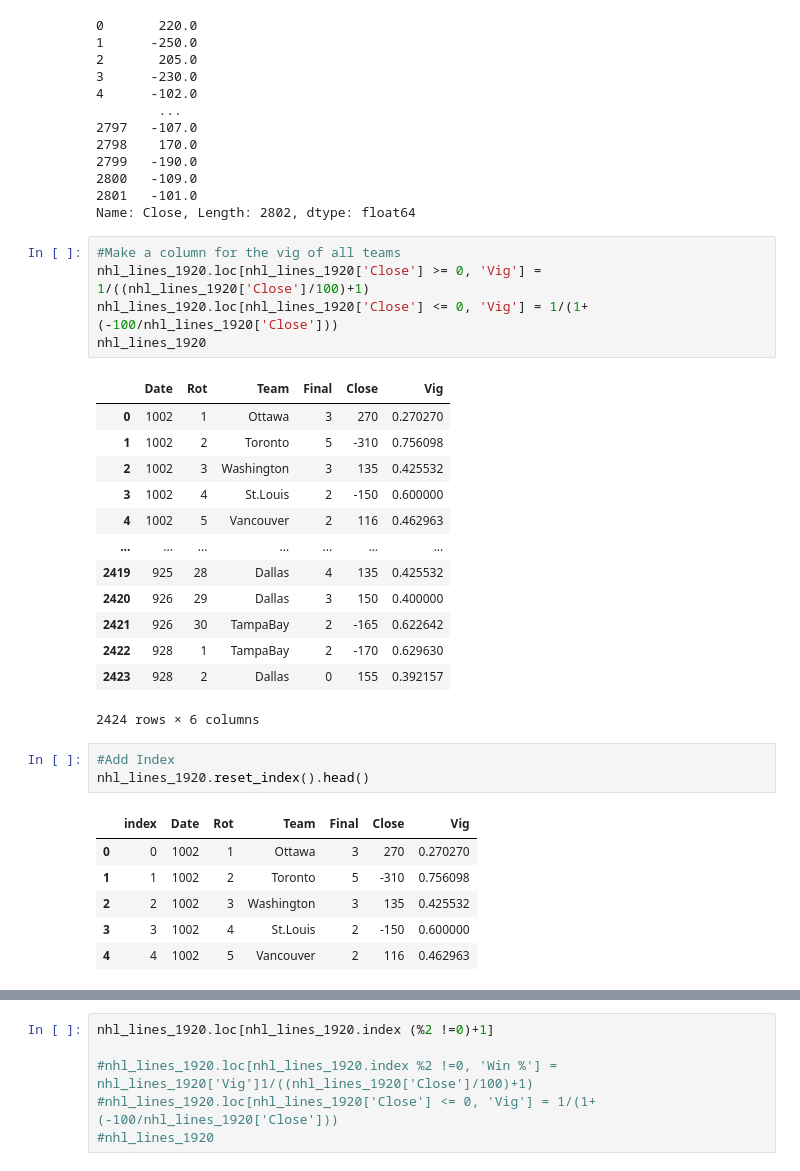
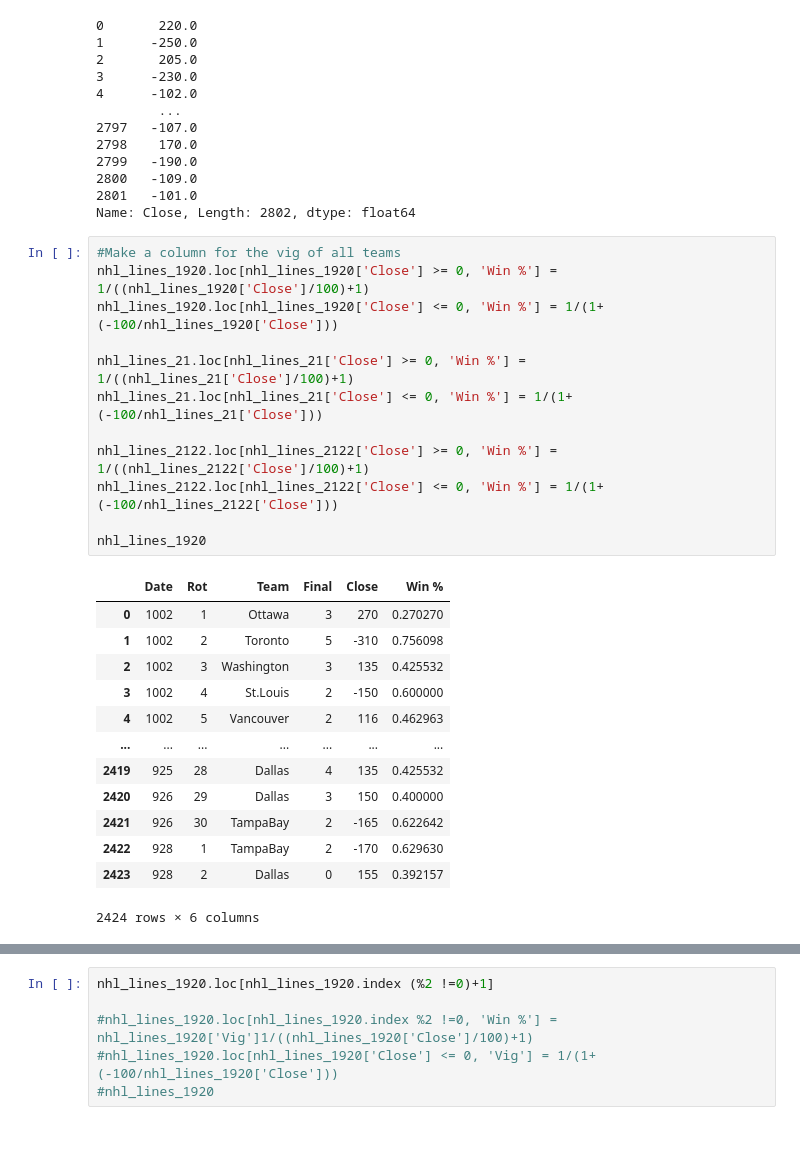
Before and after one commit to danmartin25/Hockey_Model, a Jupyter notebook: Betting Results.ipynb, the cells around one changed output, grey strips where cells are left out. Cells and saved outputs as stored; diff of their text form; blank space fills up the shorter version.

```diff
--- a/Betting Results.ipynb
+++ b/Betting Results.ipynb
@@ -277,11 +72,18 @@ nhl_lines_2122.Close.astype(float)
 Name: Close, Length: 2802, dtype: float64
 # %%
 #Make a column for the vig of all teams
-nhl_lines_1920.loc[nhl_lines_1920['Close'] >= 0, 'Vig'] = 1/((nhl_lines_1920['Close']/100)+1)
-nhl_lines_1920.loc[nhl_lines_1920['Close'] <= 0, 'Vig'] = 1/(1+(-100/nhl_lines_1920['Close']))
+nhl_lines_1920.loc[nhl_lines_1920['Close'] >= 0, 'Win %'] = 1/((nhl_lines_1920['Close']/100)+1)
+nhl_lines_1920.loc[nhl_lines_1920['Close'] <= 0, 'Win %'] = 1/(1+(-100/nhl_lines_1920['Close']))
+
+nhl_lines_21.loc[nhl_lines_21['Close'] >= 0, 'Win %'] = 1/((nhl_lines_21['Close']/100)+1)
+nhl_lines_21.loc[nhl_lines_21['Close'] <= 0, 'Win %'] = 1/(1+(-100/nhl_lines_21['Close']))
+
+nhl_lines_2122.loc[nhl_lines_2122['Close'] >= 0, 'Win %'] = 1/((nhl_lines_2122['Close']/100)+1)
+nhl_lines_2122.loc[nhl_lines_2122['Close'] <= 0, 'Win %'] = 1/(1+(-100/nhl_lines_2122['Close']))
+
 nhl_lines_1920
 # %% [output]
-|  | Date | Rot | Team | Final | Close | Vig |
+|  | Date | Rot | Team | Final | Close | Win % |
 | 0 | 1002 | 1 | Ottawa | 3 | 270 | 0.270270 |
 | 1 | 1002 | 2 | Toronto | 5 | -310 | 0.756098 |
 | 2 | 1002 | 3 | Washington | 3 | 135 | 0.425532 |
@@ -294,13 +96,3 @@ nhl_lines_1920
 | 2422 | 928 | 1 | TampaBay | 2 | -170 | 0.629630 |
 | 2423 | 928 | 2 | Dallas | 0 | 155 | 0.392157 |
 2424 rows × 6 columns
-# %%
-#Add Index
-nhl_lines_1920.reset_index().head()
-# %% [output]
-|  | index | Date | Rot | Team | Final | Close | Vig |
-| 0 | 0 | 1002 | 1 | Ottawa | 3 | 270 | 0.270270 |
-| 1 | 1 | 1002 | 2 | Toronto | 5 | -310 | 0.756098 |
-| 2 | 2 | 1002 | 3 | Washington | 3 | 135 | 0.425532 |
-| 3 | 3 | 1002 | 4 | St.Louis | 2 | -150 | 0.600000 |
-| 4 | 4 | 1002 | 5 | Vancouver | 2 | 116 | 0.462963 |
```
Also changed, not shown: parts of 50 cells of this notebook.
